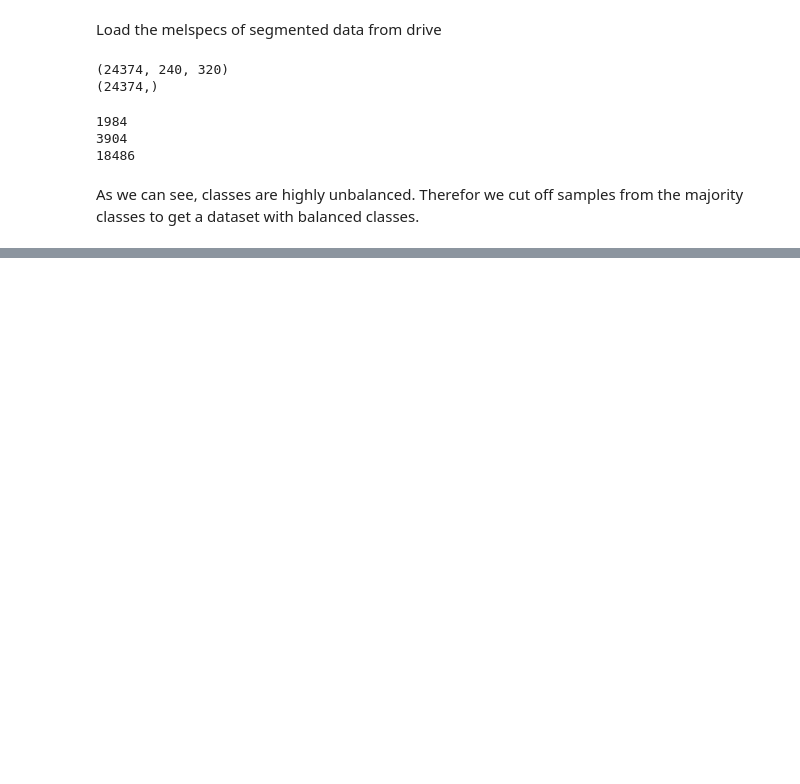
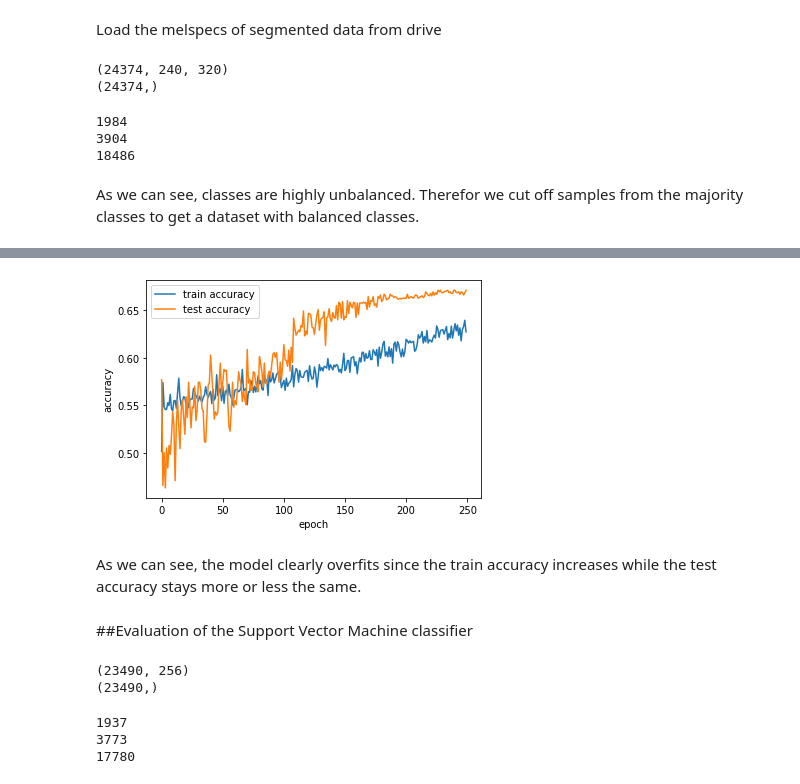
Before and after one commit to codingfabi/COUGHVID, a Jupyter notebook: Evaluation.ipynb, the cells around one changed output, grey strips where cells are left out. Drawn from its saved outputs; the diff is of its cells as text; code cells hidden in the pictures; blank space fills up the shorter version.

```diff
--- a/Evaluation.ipynb
+++ b/Evaluation.ipynb
@@ -432,0 +515,8 @@ plotConfusionMatrix(labellist, matrix)
+# %%
+plotTrainingAccuracy(history.history['acc'], history.history['val_acc'])
+# %% [output]
+[figure, added]
+# %% [markdown]
+As we can see, the model clearly overfits since the train accuracy increases while the test accuracy stays more or less the same.
+# %% [markdown]
+##Evaluation of the Support Vector Machine classifier
@@ -432,0 +526,17 @@ plotConfusionMatrix(labellist, matrix)
+# %%
+print(features_svm.shape)
+print(labels_svm.shape)
+# %% [output]
+(23490, 256)
+(23490,)
+# %%
+covid_indizes = np.where(labels_svm=='COVID-19')
+print(len(covid_indizes[0]))
+symptom_indizes = np.where(labels_svm=='symptomatic')
+print(len(symptom_indizes[0]))
+healthy_indizes = np.where(labels_svm=='healthy')
+print(len(healthy_indizes[0]))
+# %% [output]
+1937
+3773
+17780
```
Also changed, not shown: parts of 37 cells of this notebook.
